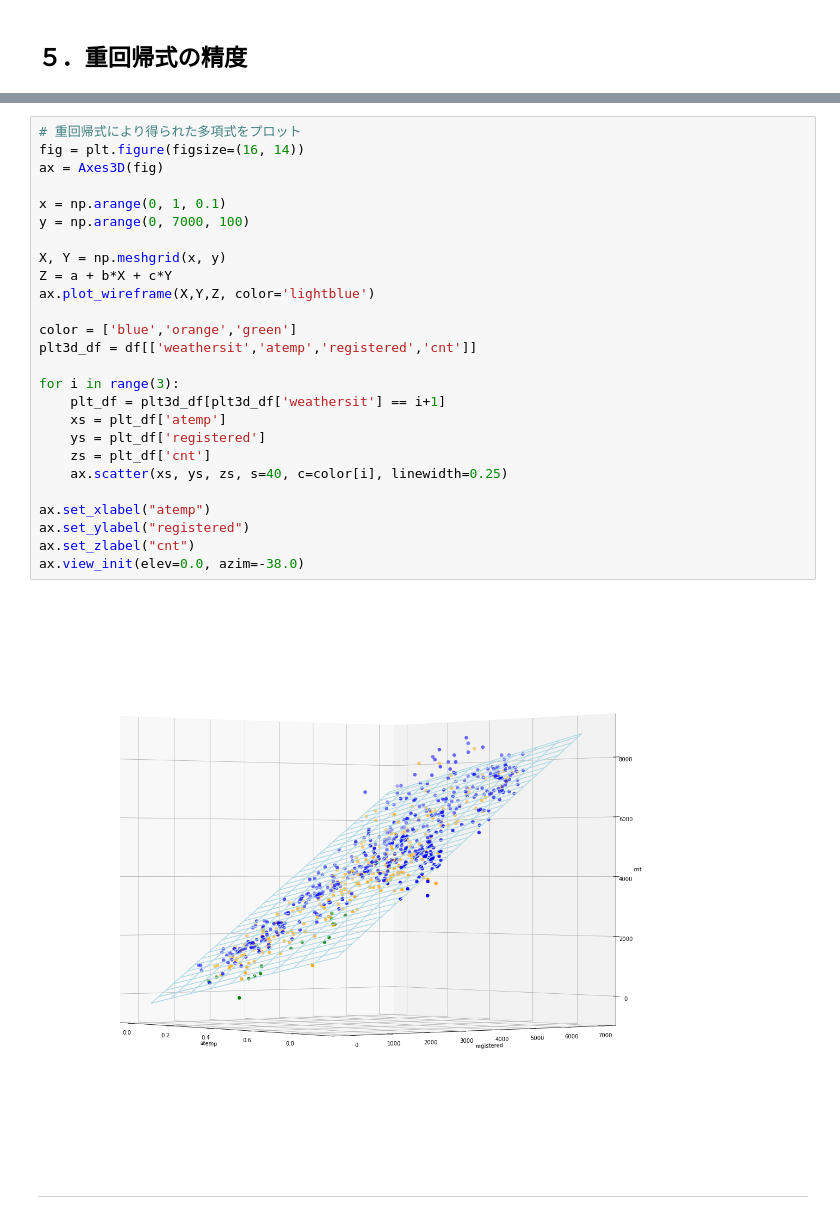
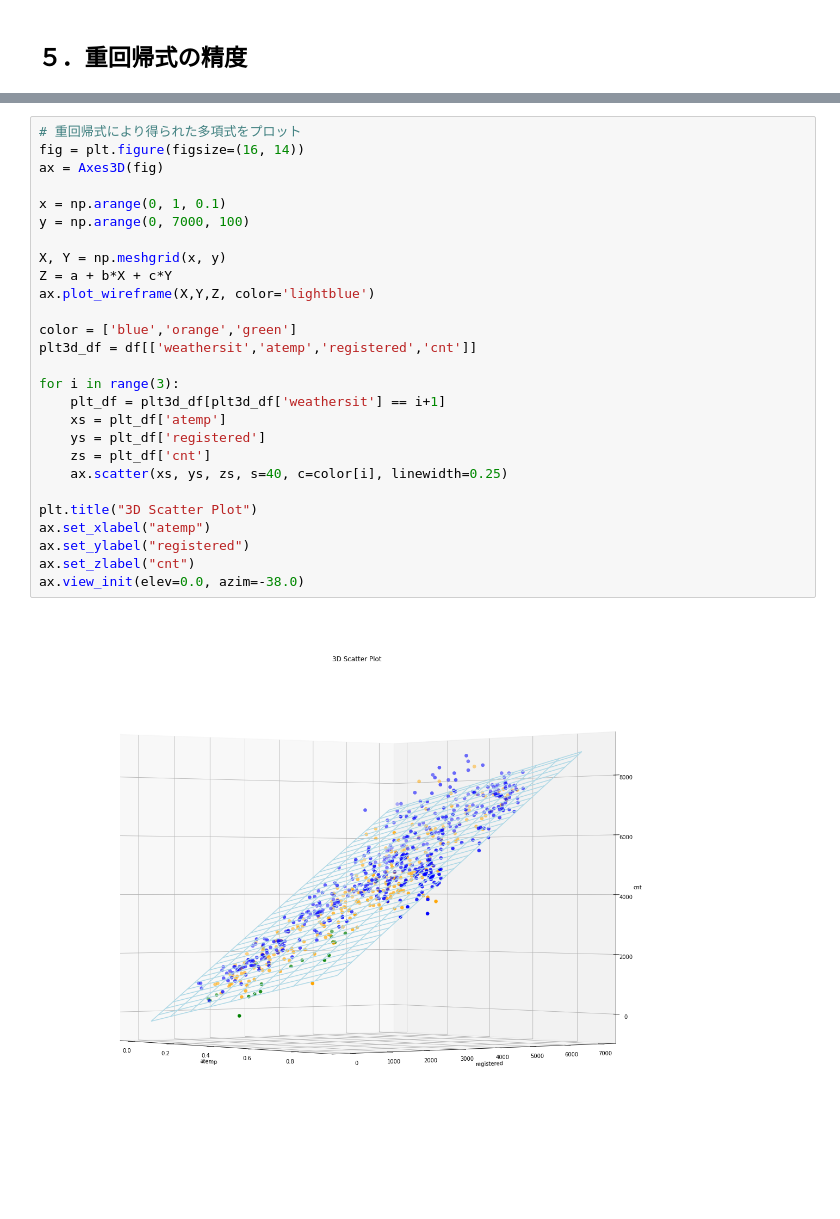
Before and after one commit to selectfromwhere/Data_Analysis_Methods, a Jupyter notebook: Multiple_Linear_Regression/Multiple_Linear_Regression_Discovery.ipynb, the cells around one changed output, grey strips where cells are left out. Saved outputs shown, nothing was run; the diff lists cells and outputs as text.

```diff
--- a/Multiple_Linear_Regression/Multiple_Linear_Regression_Discovery.ipynb
+++ b/Multiple_Linear_Regression/Multiple_Linear_Regression_Discovery.ipynb
@@ -188,30 +215,29 @@ OLS Regression Results
 # %%
 # 重回帰式により得られた多項式をプロット
 fig = plt.figure(figsize=(16, 14))
 ax = Axes3D(fig)
 
 x = np.arange(0, 1, 0.1)
 y = np.arange(0, 7000, 100)
 
 X, Y = np.meshgrid(x, y)
 Z = a + b*X + c*Y
 ax.plot_wireframe(X,Y,Z, color='lightblue')
 
 color = ['blue','orange','green']
 plt3d_df = df[['weathersit','atemp','registered','cnt']]
 
 for i in range(3):
     plt_df = plt3d_df[plt3d_df['weathersit'] == i+1]
     xs = plt_df['atemp']
     ys = plt_df['registered']
     zs = plt_df['cnt']
     ax.scatter(xs, ys, zs, s=40, c=color[i], linewidth=0.25)
 
+plt.title("3D Scatter Plot")
 ax.set_xlabel("atemp")
 ax.set_ylabel("registered")
 ax.set_zlabel("cnt")
 ax.view_init(elev=0.0, azim=-38.0)
 # %% [output]
-[figure, old version]
+[figure, new version]
-# %% [markdown]
----
```
Also changed, not shown: parts of 14 cells of this notebook.
